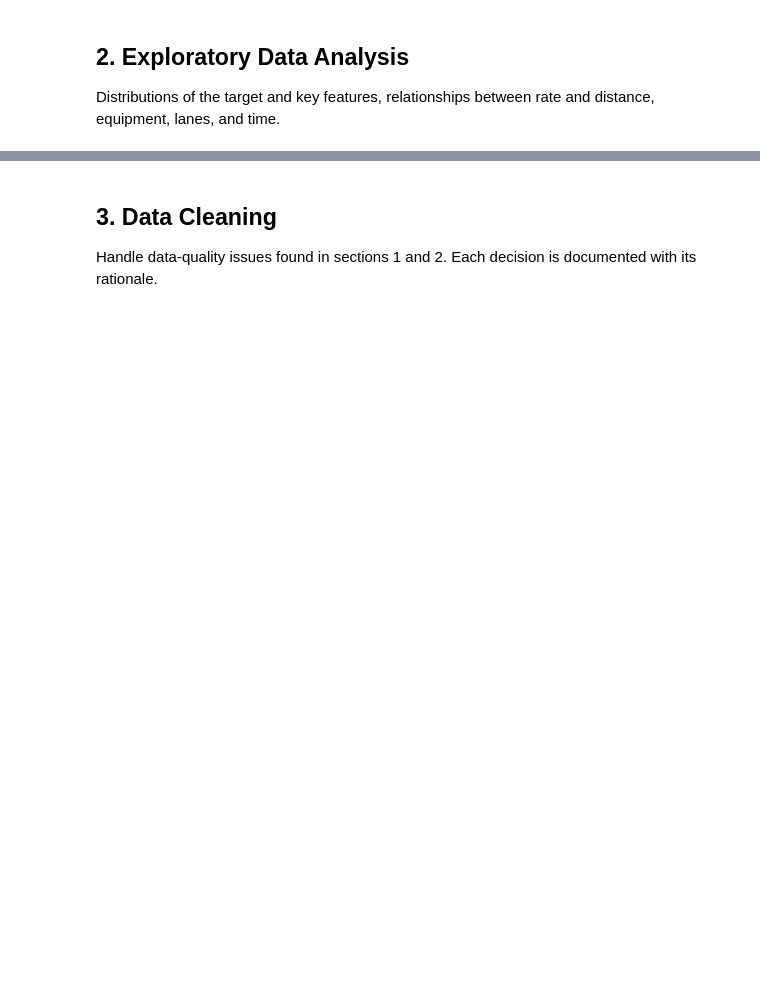
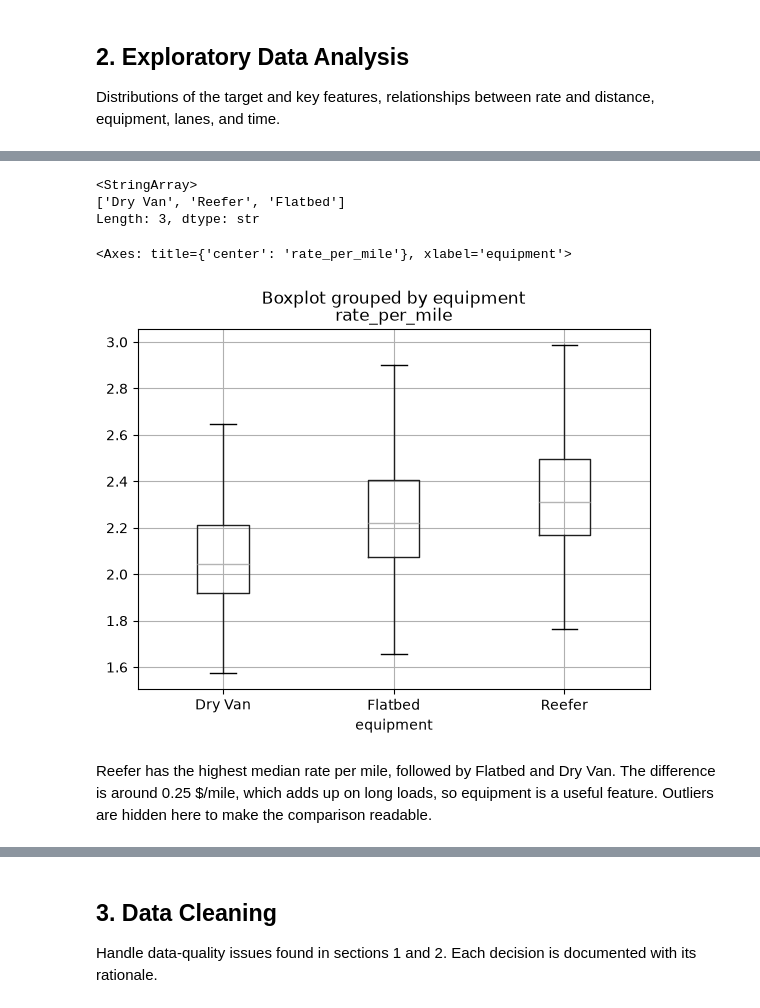
Before and after one commit to EstebanM-M/freight-rate-prediction, a Jupyter notebook: notebook.ipynb, the cells around one changed output, grey strips where cells are left out. Saved outputs shown, nothing was run; the diff lists cells and outputs as text; code cells hidden in the pictures; blank space fills up the shorter version.

```diff
--- a/notebook.ipynb
+++ b/notebook.ipynb
@@ -247,0 +272,13 @@ Distributions of the target and key features, relationships between rate and dis
+# %%
+df_train_test['rate_per_mile'] = df_train_test['posted_rate']/df_train_test['distance']
+# %% [output]
+<StringArray>
+['Dry Van', 'Reefer', 'Flatbed']
+Length: 3, dtype: str
+# %%
+df_train_test.boxplot(column = 'rate_per_mile', by='equipment', showfliers=False)
+# %% [output]
+<Axes: title={'center': 'rate_per_mile'}, xlabel='equipment'>
+[figure, added]
+# %% [markdown]
+Reefer has the highest median rate per mile, followed by Flatbed and Dry Van. The difference is around 0.25 $/mile, which adds up on long loads, so equipment is a useful feature. Outliers are hidden here to make the comparison readable.
```
Also changed, not shown: parts of 39 cells of this notebook, 2 other files.
